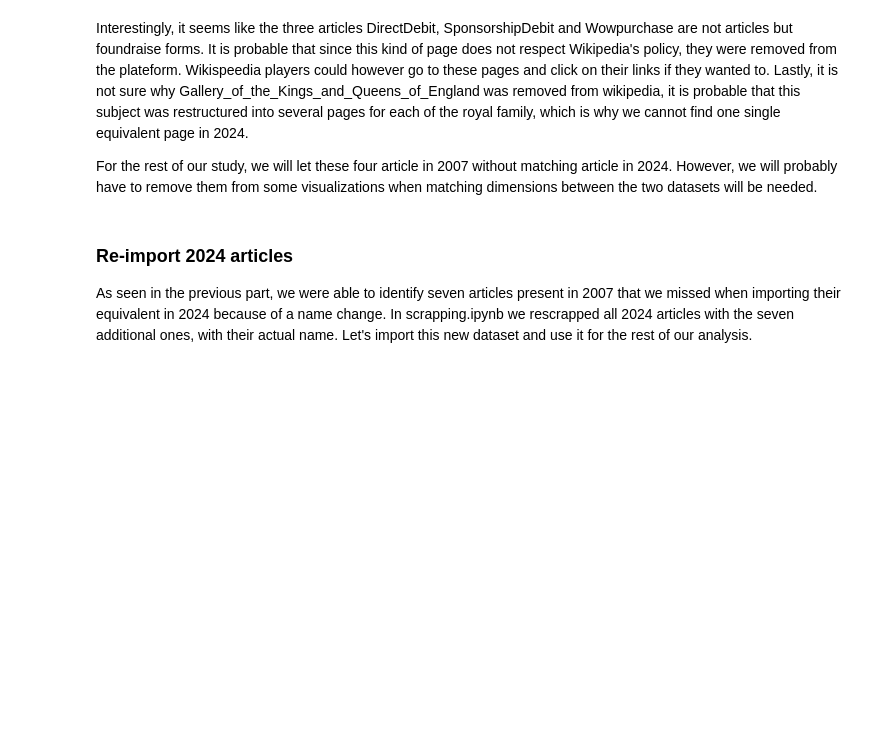
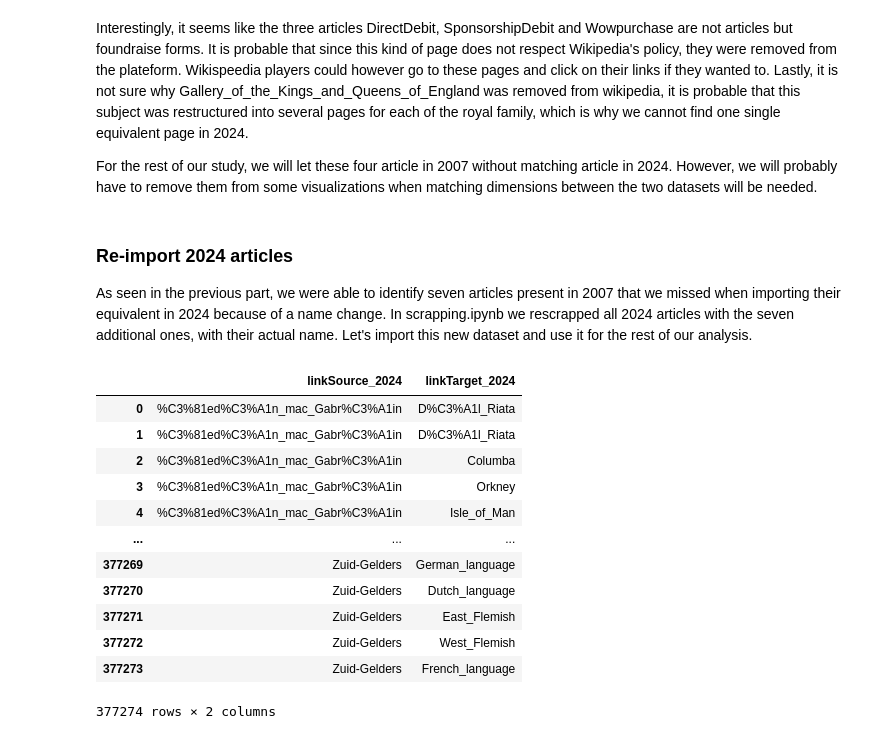
Before and after one commit to epfl-ada/ada-2024-project-outlier-1, a Jupyter notebook: part1_rescrapping.ipynb, the cells around one changed output. Saved outputs shown, nothing was run; the diff lists cells and outputs as text; code cells hidden in the pictures; blank space fills up the shorter version.

```diff
--- a/part1_rescrapping.ipynb
+++ b/part1_rescrapping.ipynb
@@ -248,3 +248,19 @@ new_names = ["Track_and_field",
             "X-Men:_The_Last_Stand"]
 
 links_2024 = links_2024.replace(to_replace = new_names, value = old_names)
+# %%
+links_2024
+# %% [output]
+|  | linkSource_2024 | linkTarget_2024 |
+| 0 | %C3%81ed%C3%A1n_mac_Gabr%C3%A1in | D%C3%A1l_Riata |
+| 1 | %C3%81ed%C3%A1n_mac_Gabr%C3%A1in | D%C3%A1l_Riata |
+| 2 | %C3%81ed%C3%A1n_mac_Gabr%C3%A1in | Columba |
+| 3 | %C3%81ed%C3%A1n_mac_Gabr%C3%A1in | Orkney |
+| 4 | %C3%81ed%C3%A1n_mac_Gabr%C3%A1in | Isle_of_Man |
+| ... | ... | ... |
+| 377269 | Zuid-Gelders | German_language |
+| 377270 | Zuid-Gelders | Dutch_language |
+| 377271 | Zuid-Gelders | East_Flemish |
+| 377272 | Zuid-Gelders | West_Flemish |
+| 377273 | Zuid-Gelders | French_language |
+377274 rows × 2 columns
```
Also changed, not shown: parts of 5 cells of this notebook, 2 other files.
